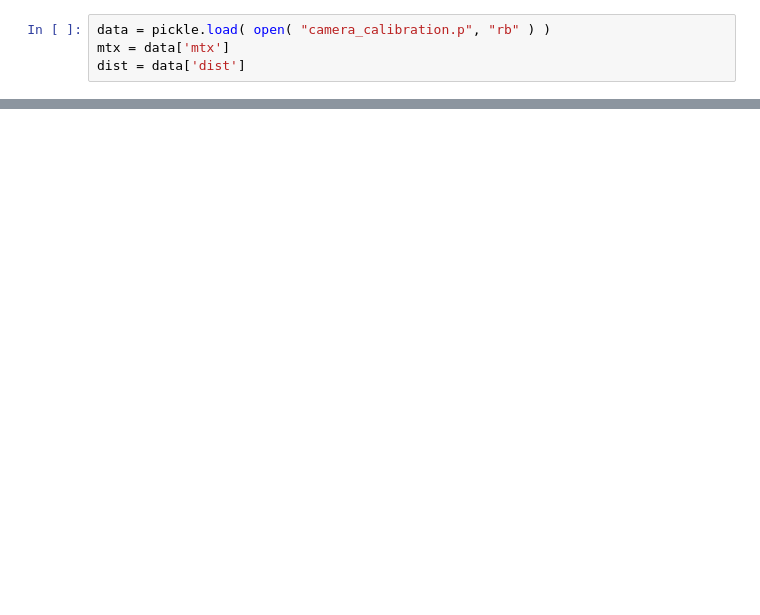
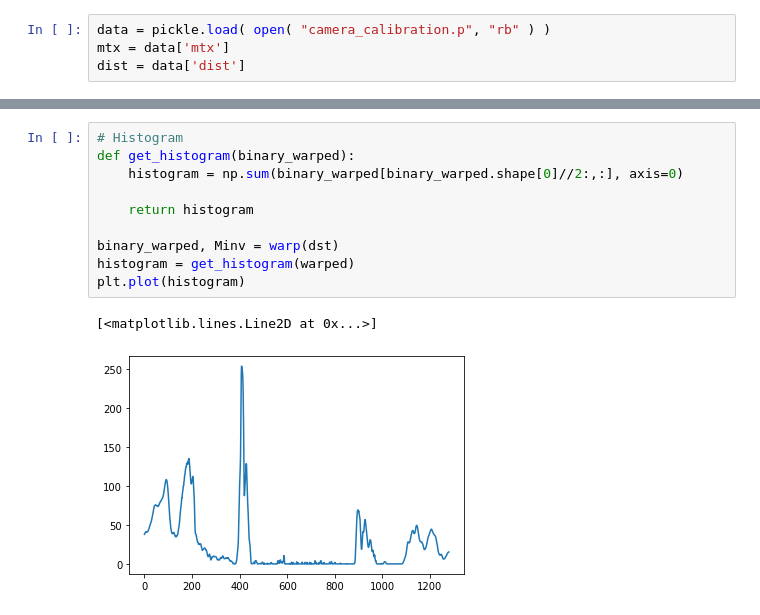
Before and after one commit to liushuai3110/Ros_Curve_Lane_Detection, a Jupyter notebook: combineThreshold.ipynb, the cells around one changed output, grey strips where cells are left out. Cells and saved outputs as stored; diff of their text form; blank space fills up the shorter version.

```diff
--- a/combineThreshold.ipynb
+++ b/combineThreshold.ipynb
@@ -133,0 +219,13 @@ plt.imshow(img)
+# %%
+# Histogram
+def get_histogram(binary_warped):
+    histogram = np.sum(binary_warped[binary_warped.shape[0]//2:,:], axis=0)
+
+    return histogram
+
+binary_warped, Minv = warp(dst)
+histogram = get_histogram(warped)
+plt.plot(histogram)
+# %% [output]
+[<matplotlib.lines.Line2D at 0x...>]
+[figure, added]
```
Also changed, not shown: parts of 18 cells of this notebook, 10 other files.
